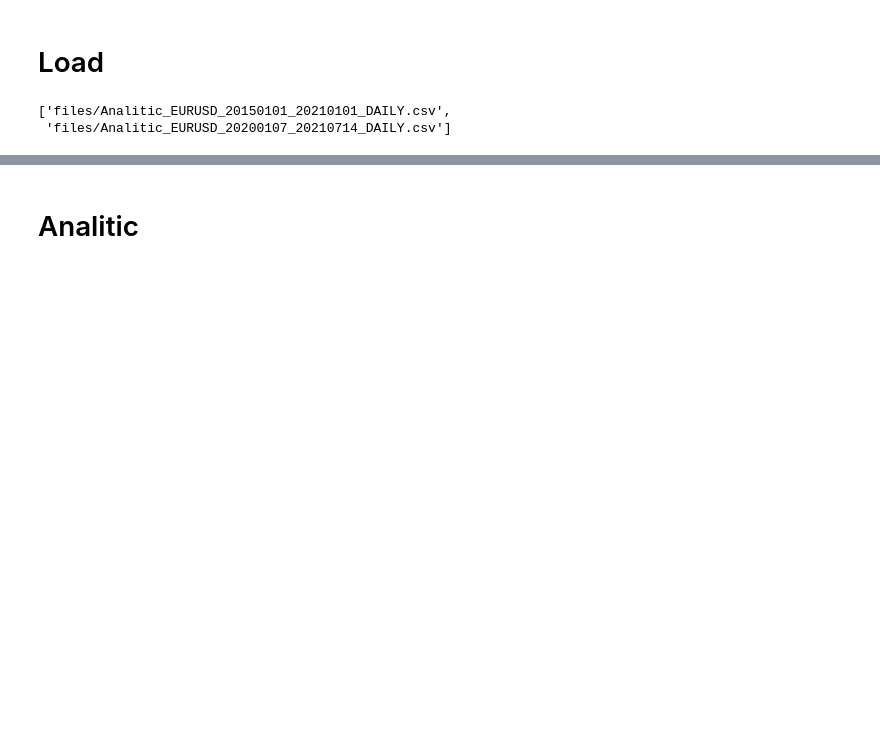
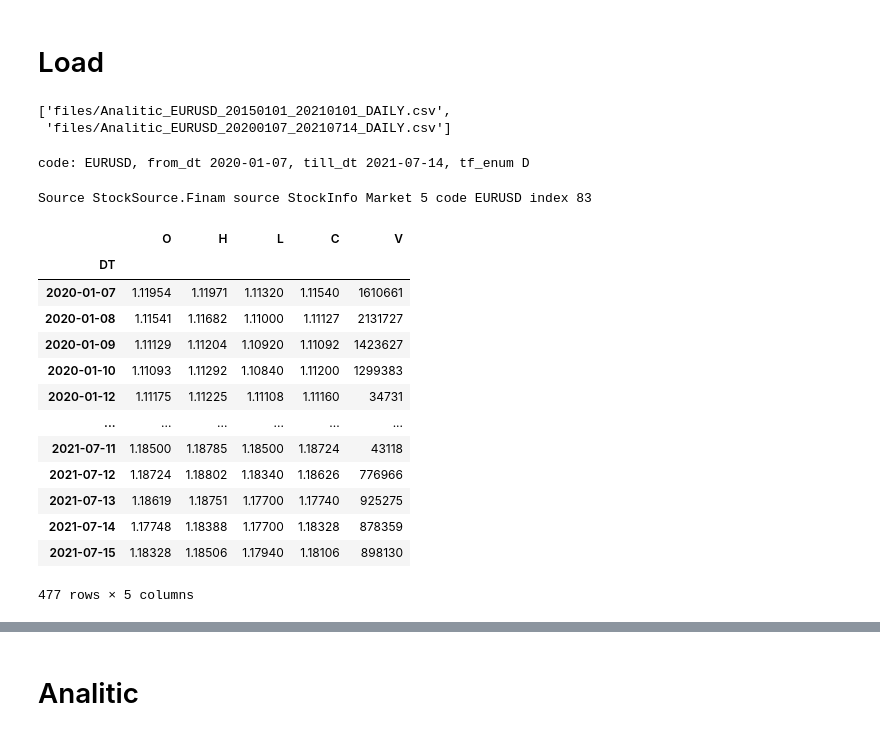
Before and after one commit to NNTrade/indicators, a Jupyter notebook: example/ElliotWales/search_analitic_2.ipynb, the cells around one changed output, grey strips where cells are left out. Cells and saved outputs as stored; diff of their text form; code cells hidden in the pictures; blank space fills up the shorter version.

```diff
--- a/example/ElliotWales/search_analitic_2.ipynb
+++ b/example/ElliotWales/search_analitic_2.ipynb
@@ -13,6 +17,40 @@ onlyfiles
 # %% [output]
 ['files/Analitic_EURUSD_20150101_20210101_DAILY.csv',
  'files/Analitic_EURUSD_20200107_20210714_DAILY.csv']
+# %%
+file_name = onlyfiles[1]
+parts = file_name.split("/")[1].split(".")[0].split("_")
+code = parts[1]
+format = '%Y%m%d'
+from_dt = datetime.datetime.strptime(parts[2], format).date()
+till_dt = datetime.datetime.strptime(parts[3], format).date()
+tf_enum = TimeFrame[parts[4]]
+print(f"code: {code}, from_dt {from_dt}, till_dt {till_dt}, tf_enum {tf_enum}")
+# %% [output]
+code: EURUSD, from_dt 2020-01-07, till_dt 2021-07-14, tf_enum D
+# %%
+stock_info = StockInfo.init_for_Finam(FinamStockInfo(83))
+print(stock_info)
+# %% [output]
+Source StockSource.Finam source StockInfo Market 5 code EURUSD index 83
+# %%
+data_df = pdrs().get(stock=stock_info,  date_from=from_dt,date_to=till_dt,time_frame=tf_enum,short_col_name=True)
+data_df
+# %% [output]
+|  | O | H | L | C | V |
+| DT |  |  |  |  |  |
+| 2020-01-07 | 1.11954 | 1.11971 | 1.11320 | 1.11540 | 1610661 |
+| 2020-01-08 | 1.11541 | 1.11682 | 1.11000 | 1.11127 | 2131727 |
+| 2020-01-09 | 1.11129 | 1.11204 | 1.10920 | 1.11092 | 1423627 |
+| 2020-01-10 | 1.11093 | 1.11292 | 1.10840 | 1.11200 | 1299383 |
+| 2020-01-12 | 1.11175 | 1.11225 | 1.11108 | 1.11160 | 34731 |
+| ... | ... | ... | ... | ... | ... |
+| 2021-07-11 | 1.18500 | 1.18785 | 1.18500 | 1.18724 | 43118 |
+| 2021-07-12 | 1.18724 | 1.18802 | 1.18340 | 1.18626 | 776966 |
+| 2021-07-13 | 1.18619 | 1.18751 | 1.17700 | 1.17740 | 925275 |
+| 2021-07-14 | 1.17748 | 1.18388 | 1.17700 | 1.18328 | 878359 |
+| 2021-07-15 | 1.18328 | 1.18506 | 1.17940 | 1.18106 | 898130 |
+477 rows × 5 columns
 # %%
 df = pd.read_csv(onlyfiles[1],index_col="index").rename(columns={"SubWaveCount":"Count"})
 df
```
Also changed, not shown: parts of 9 cells of this notebook, 5 other files.
